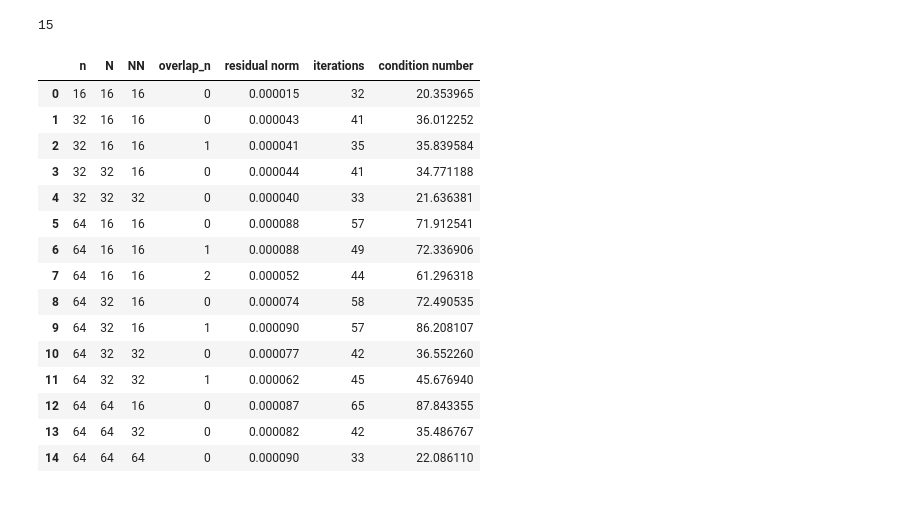
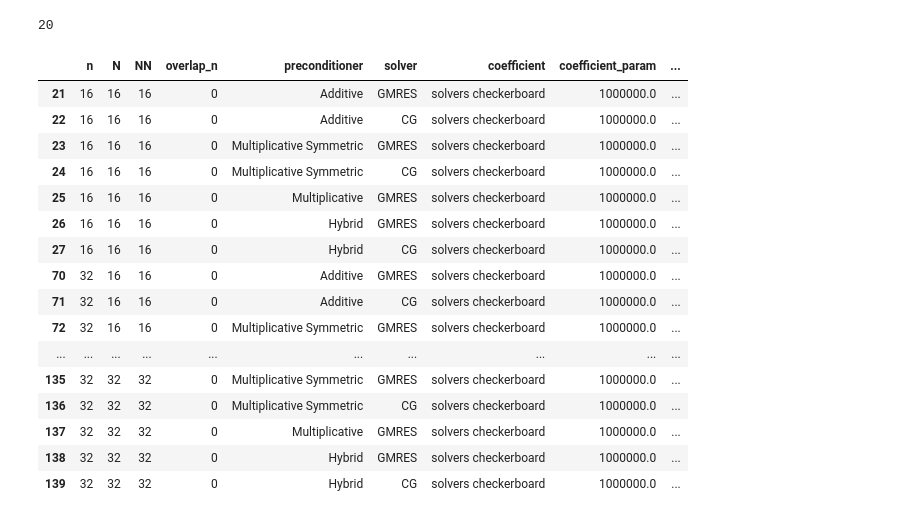
Before and after one commit to mgr0dzicki/dd-solvers, a Jupyter notebook: experiments/overlap.ipynb, the cells around one changed output. Drawn from its saved outputs; the diff is of its cells as text; code cells hidden in the pictures.

```diff
--- a/experiments/overlap.ipynb
+++ b/experiments/overlap.ipynb
@@ -9,6 +9,8 @@ import pandas as pd
 import tqdm
 # %%
 class CG:
+    name = "CG"
+
     def __init__(
         self,
         preconditioner=None,
@@ -22,9 +24,6 @@ class CG:
         self.atol = atol
         self.maxiter = maxiter
         self.estimate_cond = estimate_cond
-
-    def __str__(self):
-        return f"CG({self.preconditioner or ''}, bsr_matmul={self.bsr_matmul})"
 
     def setup(self, matrix, *args, **kwargs) -> None:
         if self.preconditioner is not None:
@@ -168,3 +280,10 @@ class OverlappingASM:
+# %%
+preconditioners = [
+    AdditiveSchwarz,
+    MultiplicativeSymmetricSchwarz,
+    MultiplicativeSchwarz,
+    HybridSchwarz,
+]
 # %%
 def fine_to_mesh(fine_mesh, n: int, N: int, overlap_n: int):
     v = fine_mesh.vertices[fine_mesh.elements]
@@ -280,43 +454,54 @@ def test(n, N, NN, overlap_n):
 # %%
 test_cases = []
-for m in range(4, 7):
+for m in range(4, 6):
     for M in range(4, m + 1):
         for MM in range(4, M + 1):
-            n = 2**m
-            N = 2**M
-            NN = 2**MM
-            test_cases.append((n, N, NN, 0))
-            for overlap_m in range(m - M):
-                test_cases.append((n, N, NN, 2**overlap_m))
+            for coefficient, coefficient_param in [
+                ("continuous", None),
+                ("constant", None),
+                ("coarse checkerboard", 1e6),
+                ("solvers checkerboard", 1e6),
+            ]:
+                n = 2**m
+                N = 2**M
+                NN = 2**MM
+                overlaps = [0]
+                for overlap_m in range(m - M):
+                    overlaps.append(2**overlap_m)
+                for overlap in overlaps:
+                    test_cases.append(
+                        (n, N, NN, overlap, coefficient, coefficient_param)
+                    )
 
 len(test_cases)
 # %% [output]
-15
+20
 # %%
 results = []
 for test_case in tqdm.tqdm(test_cases):
-    results.append(test(*test_case))
+    results += test(*test_case)
 # %%
 df = pd.DataFrame(results)
-df.to_csv("overlapping_asm_results.csv", index=False)
-df
+# df.to_csv("overlapping_asm_results.csv", index=False)
+df[(df["coefficient"] == "solvers checkerboard")]
 # %% [output]
-|  | n | N | NN | overlap_n | residual norm | iterations | condition number |
-| 0 | 16 | 16 | 16 | 0 | 0.000015 | 32 | 20.353965 |
-| 1 | 32 | 16 | 16 | 0 | 0.000043 | 41 | 36.012252 |
-| 2 | 32 | 16 | 16 | 1 | 0.000041 | 35 | 35.839584 |
-| 3 | 32 | 32 | 16 | 0 | 0.000044 | 41 | 34.771188 |
-| 4 | 32 | 32 | 32 | 0 | 0.000040 | 33 | 21.636381 |
-| 5 | 64 | 16 | 16 | 0 | 0.000088 | 57 | 71.912541 |
-| 6 | 64 | 16 | 16 | 1 | 0.000088 | 49 | 72.336906 |
-| 7 | 64 | 16 | 16 | 2 | 0.000052 | 44 | 61.296318 |
-| 8 | 64 | 32 | 16 | 0 | 0.000074 | 58 | 72.490535 |
-| 9 | 64 | 32 | 16 | 1 | 0.000090 | 57 | 86.208107 |
-| 10 | 64 | 32 | 32 | 0 | 0.000077 | 42 | 36.552260 |
-| 11 | 64 | 32 | 32 | 1 | 0.000062 | 45 | 45.676940 |
-| 12 | 64 | 64 | 16 | 0 | 0.000087 | 65 | 87.843355 |
-| 13 | 64 | 64 | 32 | 0 | 0.000082 | 42 | 35.486767 |
-| 14 | 64 | 64 | 64 | 0 | 0.000090 | 33 | 22.086110 |
+|  | n | N | NN | overlap_n | preconditioner | solver | coefficient | coefficient_param | ... |
+| 21 | 16 | 16 | 16 | 0 | Additive | GMRES | solvers checkerboard | 1000000.0 | ... |
+| 22 | 16 | 16 | 16 | 0 | Additive | CG | solvers checkerboard | 1000000.0 | ... |
+| 23 | 16 | 16 | 16 | 0 | Multiplicative Symmetric | GMRES | solvers checkerboard | 1000000.0 | ... |
+| 24 | 16 | 16 | 16 | 0 | Multiplicative Symmetric | CG | solvers checkerboard | 1000000.0 | ... |
+| 25 | 16 | 16 | 16 | 0 | Multiplicative | GMRES | solvers checkerboard | 1000000.0 | ... |
+| 26 | 16 | 16 | 16 | 0 | Hybrid | GMRES | solvers checkerboard | 1000000.0 | ... |
+| 27 | 16 | 16 | 16 | 0 | Hybrid | CG | solvers checkerboard | 1000000.0 | ... |
+| 70 | 32 | 16 | 16 | 0 | Additive | GMRES | solvers checkerboard | 1000000.0 | ... |
+| 71 | 32 | 16 | 16 | 0 | Additive | CG | solvers checkerboard | 1000000.0 | ... |
+| 72 | 32 | 16 | 16 | 0 | Multiplicative Symmetric | GMRES | solvers checkerboard | 1000000.0 | ... |
+| ... | ... | ... | ... | ... | ... | ... | ... | ... | ... |
+| 135 | 32 | 32 | 32 | 0 | Multiplicative Symmetric | GMRES | solvers checkerboard | 1000000.0 | ... |
+| 136 | 32 | 32 | 32 | 0 | Multiplicative Symmetric | CG | solvers checkerboard | 1000000.0 | ... |
+| 137 | 32 | 32 | 32 | 0 | Multiplicative | GMRES | solvers checkerboard | 1000000.0 | ... |
+| 138 | 32 | 32 | 32 | 0 | Hybrid | GMRES | solvers checkerboard | 1000000.0 | ... |
+| 139 | 32 | 32 | 32 | 0 | Hybrid | CG | solvers checkerboard | 1000000.0 | ... |
 # %%
 def get_order(row):
     h = 1 / row["n"]
```
Also changed, not shown: parts of 9 cells of this notebook, 2 other files.
